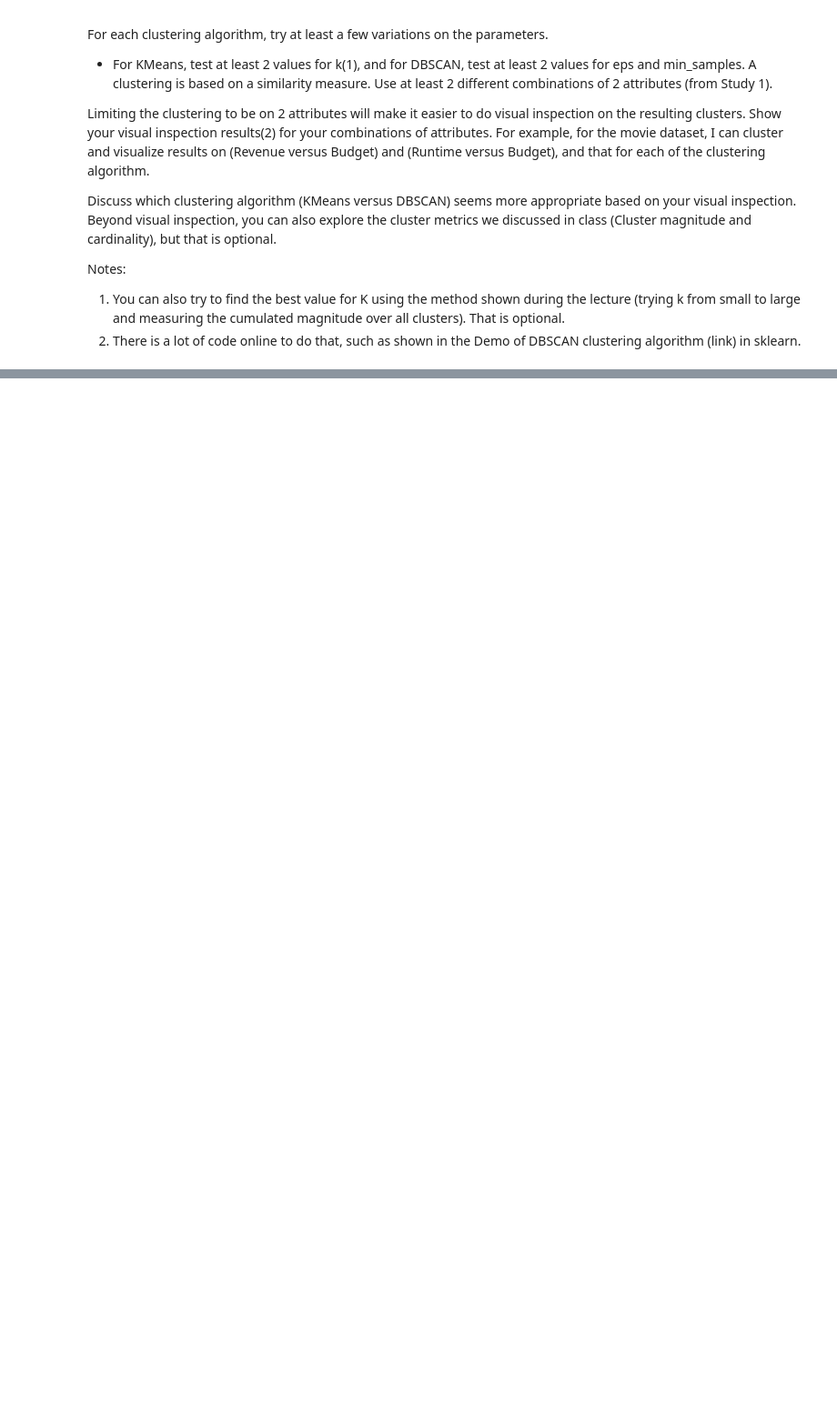
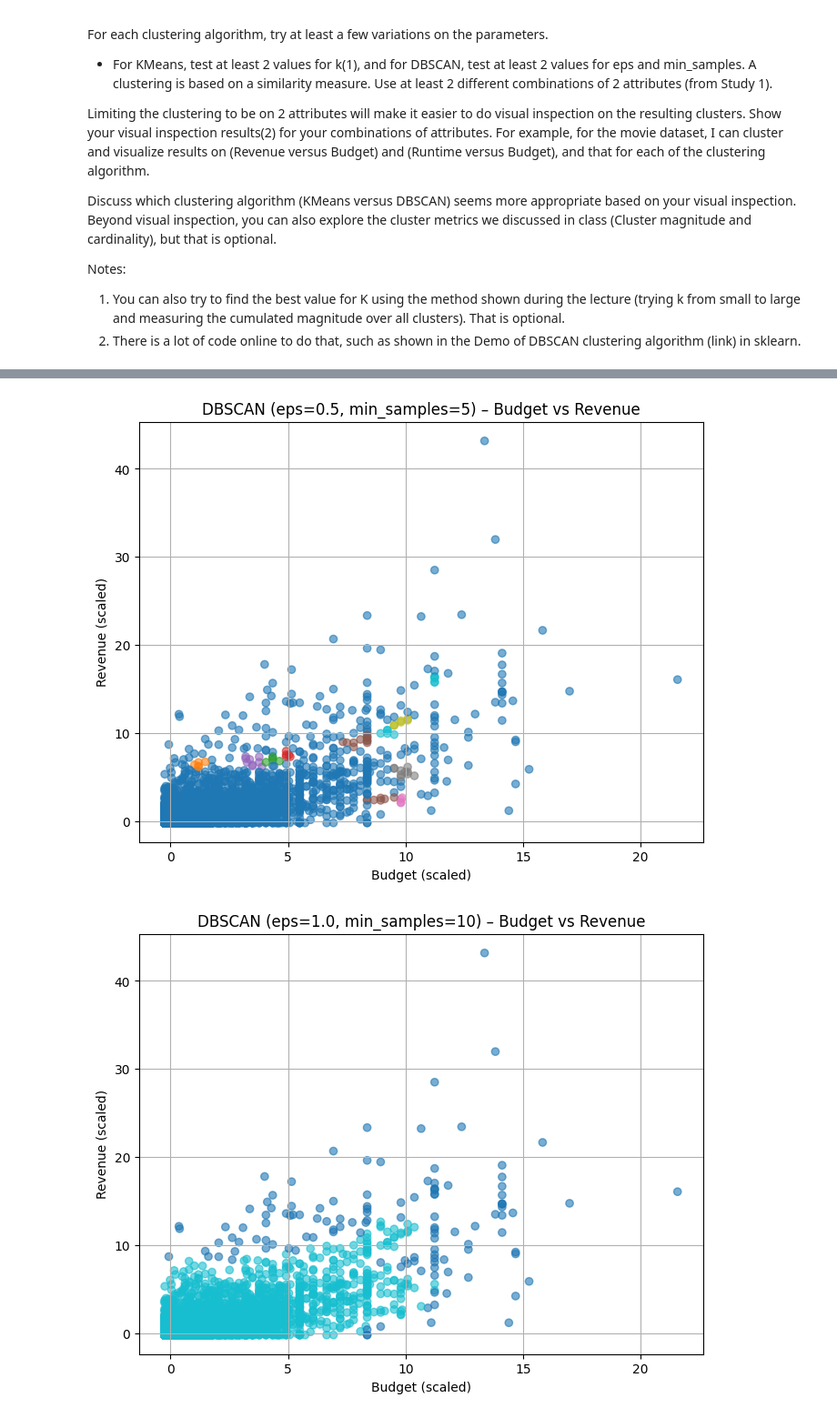
Before and after one commit to jutinwang/A4---CSI4142---GR48, a Jupyter notebook: G48-A4.ipynb, the cells around one changed output, grey strips where cells are left out. Shown at 91% size. Drawn from its saved outputs; the diff is of its cells as text; code cells hidden in the pictures; blank space fills up the shorter version.

```diff
--- a/G48-A4.ipynb
+++ b/G48-A4.ipynb
@@ -568,10 +587,0 @@ Name: count, dtype: int64
-# %%
-for eps, min_samples in [(0.5, 5), (1.0, 10)]:
-    db1 = DBSCAN(eps=eps, min_samples=min_samples).fit(X1_scaled)
-    db2 = DBSCAN(eps=eps, min_samples=min_samples).fit(X2_scaled)
-
-    print(f"DBSCAN clustering on Budget vs Revenue (eps={eps}, min_samples={min_samples}):")
-    print(pd.Series(db1.labels_).value_counts(), "\n")
-
-    print(f"DBSCAN clustering on Runtime vs Budget (eps={eps}, min_samples={min_samples}):")
-    print(pd.Series(db2.labels_).value_counts(), "\n")
@@ -595,0 +621,17 @@ Name: count, dtype: int64
+# %%
+# Loop over feature sets and DBSCAN parameters
+for name, data in feature_sets.items():
+    for eps, min_samples in [(0.5, 5), (1.0, 10), (1.5, 15)]:
+        db = DBSCAN(eps=eps, min_samples=min_samples).fit(data)
+        labels = db.labels_
+
+        plt.figure(figsize=(8, 6))
+        plt.scatter(data[:, 0], data[:, 1], c=labels, cmap='tab10', alpha=0.6)
+        plt.title(f'DBSCAN (eps={eps}, min_samples={min_samples}) – {name}')
+        plt.xlabel(f"{name.split(' vs ')[0]} (scaled)")
+        plt.ylabel(f"{name.split(' vs ')[1]} (scaled)")
+        plt.grid(True)
+        plt.show()
+# %% [output]
+[figure, added]
+[figure, added]
```
Also changed, not shown: parts of 12 cells of this notebook.
